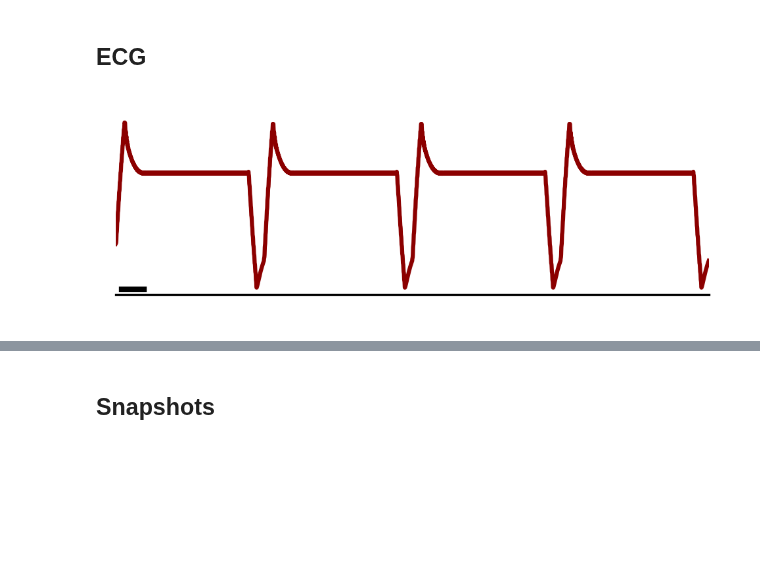
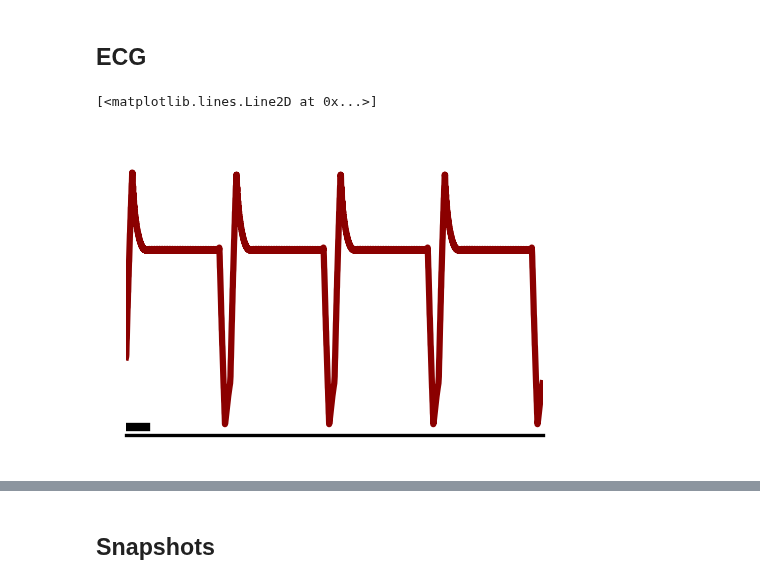
Before and after one commit to Priesemann-Group/perspective_heart_and_brain, a Jupyter notebook: notebooks_figures_paper/FHN_2D_diffusion_toyheart.ipynb, the cells around one changed output, grey strips where cells are left out. Drawn from its saved outputs; the diff is of its cells as text; code cells hidden in the pictures; blank space fills up the shorter version.

```diff
--- a/notebooks_figures_paper/FHN_2D_diffusion_toyheart.ipynb
+++ b/notebooks_figures_paper/FHN_2D_diffusion_toyheart.ipynb
@@ -70,13 +70,13 @@ raster_column = np.zeros((N1 * (gap1 + 1), T1))
 for i in range(N1):
     raster_column[i * (gap1 + 1), :] = data_raster_column[i, :]
 # %%
-# TODO: this does not work without jax (i.e. standard numpy/matplotlib/scipy/pandas env for data processing, hence needs install guide or a better way to store data, latter seems reasonable)
-# filename_e='./data/FHN_2D_diffusion/ECG_p=0.pkl.gz'
-# if os.path.isfile(filename_e):
-#     with gzip.open(filename_e, 'rb') as f:
-#         ECG = pickle.load(f)
-# else:
-#     raise ValueError("File not found")
+
+filename_e='./data/FHN_2D_diffusion/ECG_p=0.gz'
+if os.path.isfile(filename_e):
+    with gzip.open(filename_e, 'rb') as f:
+        ECG = pickle.load(f)
+else:
+    raise ValueError("File not found")
 # %% [markdown]
 ## Raster Plots
 # %%
@@ -132,30 +132,31 @@ raster_column
 # %%
 widt = 78 * mm
 height = 24 * mm
-fig, ax = plt.subplots( figsize=(mm_to_inches(width_mm),mm_to_inches(height_mm)), facecolor='none', dpi=300)
+fig, ax = plt.subplots( figsize=(width,height), facecolor='none', dpi=300)
 plt.subplots_adjust(left=0.01, right=0.99, top=0.99, bottom=0.01)
 
 ax.plot(ECG, color='darkred', rasterized=True)
 
 #ax.set_xticks([0,2,4,6,8])
 #ax.set_yticks([-0.9, 0,2])
 ax.set_yticks([])
 ax.set_xticks([])
 ax.set_ylim(-0.09,0.24)
 ax.set_xlim(0,5200)
 ax.spines['left'].set_visible(False)
 ##ax.spines['bottom'].set_visible(False)
 ax.spines['right'].set_visible(False)
 ax.spines['top'].set_visible(False)
 
 # Add a small black scalebar
 scalebar_length = 200  # Length of the scalebar in data units (why would it be longer? is the time not longer?)
 scalebar_height = 1  # Height of the scalebar in data units
 scalebar_x = 50  # X position of the scalebar
 scalebar_y = -0.08  # Y position of the scalebar
 
 plt.plot([scalebar_x, scalebar_x + scalebar_length], [scalebar_y, scalebar_y], color='black', lw=2)
 fig.savefig(path_figures+'FHN_2D_diffusion_toyheart_p=0_collective_signal.pdf', **savefig_args)
 # %% [output]
+[<matplotlib.lines.Line2D at 0x...>]
-[figure, old version]
+[figure, new version]
 # %%
```
Also changed, not shown: parts of 11 cells of this notebook, 21 other files.
